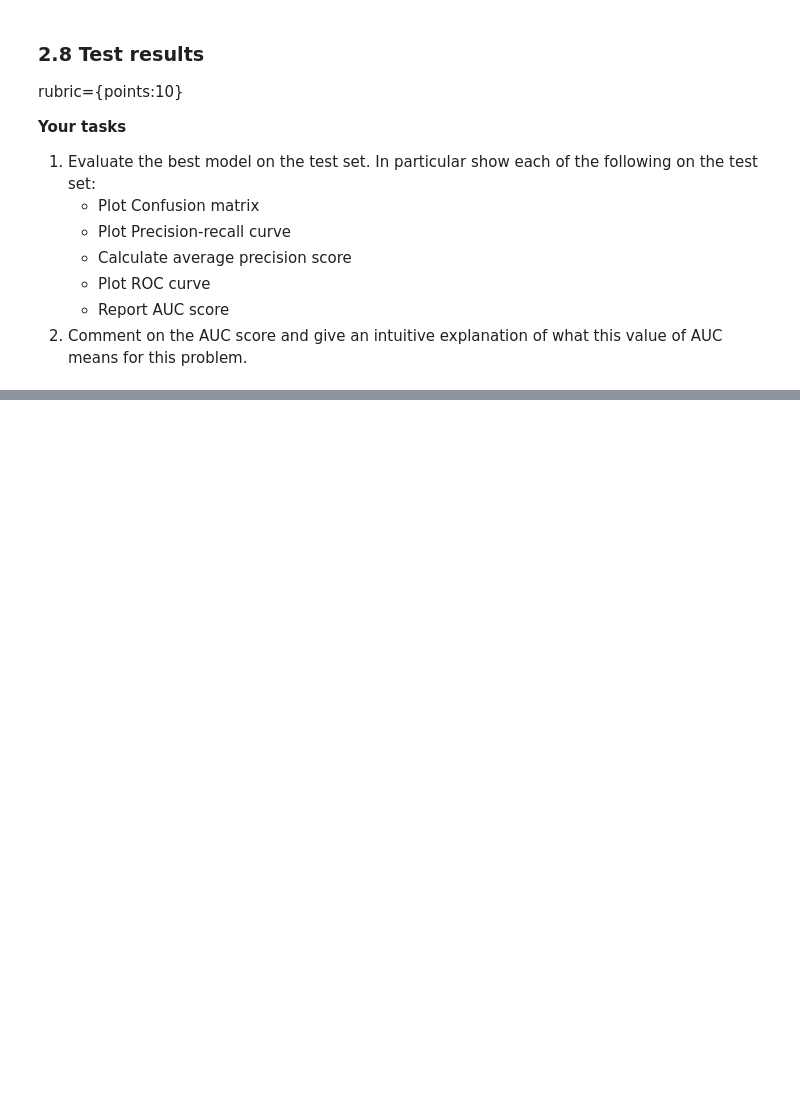
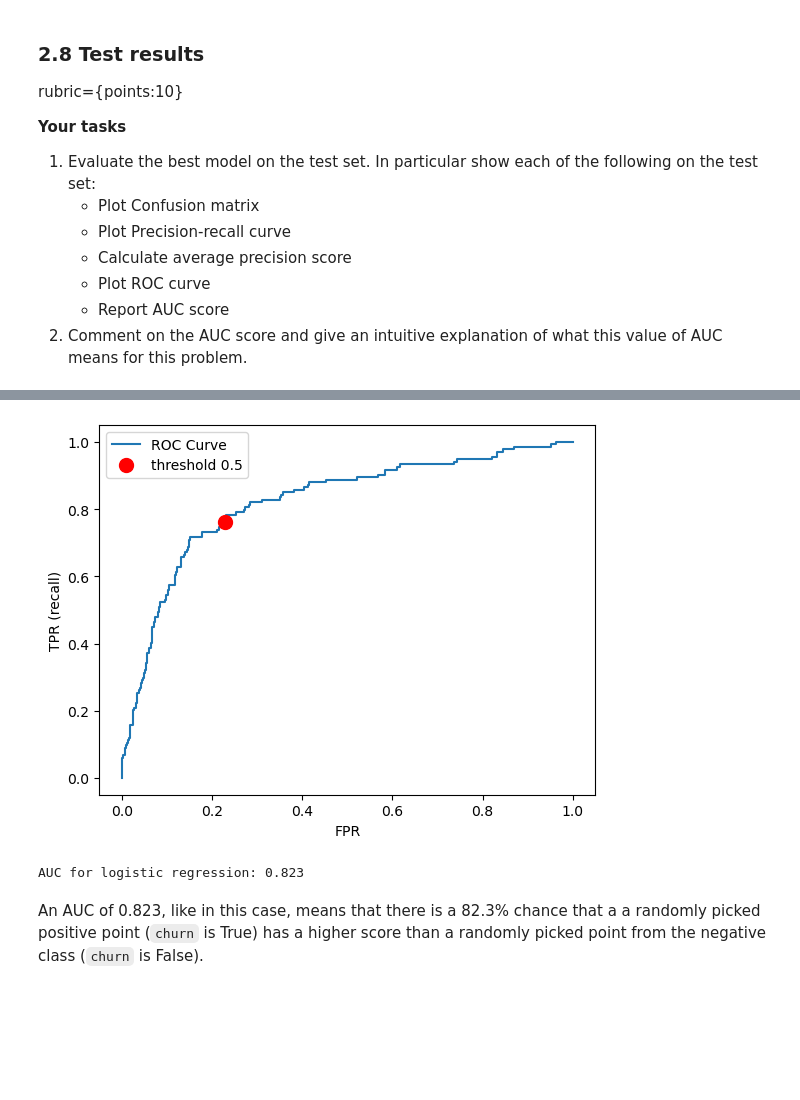
Before and after one commit to timtheteh/Applied-Machine-Learning, a Jupyter notebook: hw/hw5/hw5.ipynb, the cells around one changed output, grey strips where cells are left out. Drawn from its saved outputs; the diff is of its cells as text; code cells hidden in the pictures; blank space fills up the shorter version.

```diff
--- a/hw/hw5/hw5.ipynb
+++ b/hw/hw5/hw5.ipynb
@@ -439,3 +489,32 @@ rubric={points:10}
+# %%
+from sklearn.metrics import roc_curve
+
+fpr, tpr, thresholds = roc_curve(y_test, pipe.predict_proba(X_test)[:, 1])
+plt.plot(fpr, tpr, label="ROC Curve")
+plt.xlabel("FPR")
+plt.ylabel("TPR (recall)")
+
+default_threshold = np.argmin(np.abs(thresholds - 0.5))
+
+plt.plot(
+    fpr[default_threshold],
+    tpr[default_threshold],
+    "or",
+    markersize=10,
+    label="threshold 0.5",
+)
+plt.legend(loc="best");
+# %% [output]
+[figure, added]
+# %%
+from sklearn.metrics import roc_auc_score
+
+roc_lr = roc_auc_score(y_test, pipe.predict_proba(X_test)[:, 1])
+print("AUC for logistic regression: {:.3f}".format(roc_lr))
+# %% [output]
+AUC for logistic regression: 0.823
+# %% [markdown]
+An AUC of 0.823, like in this case, means that there is a 82.3% chance that a a randomly picked positive point (`churn` is True) has a higher score than a randomly picked point from the negative class (`churn` is False).
 # %% [markdown]
 <br><br><br><br>
 # %% [markdown]
```
Also changed, not shown: parts of 21 cells of this notebook, 1 other file.
